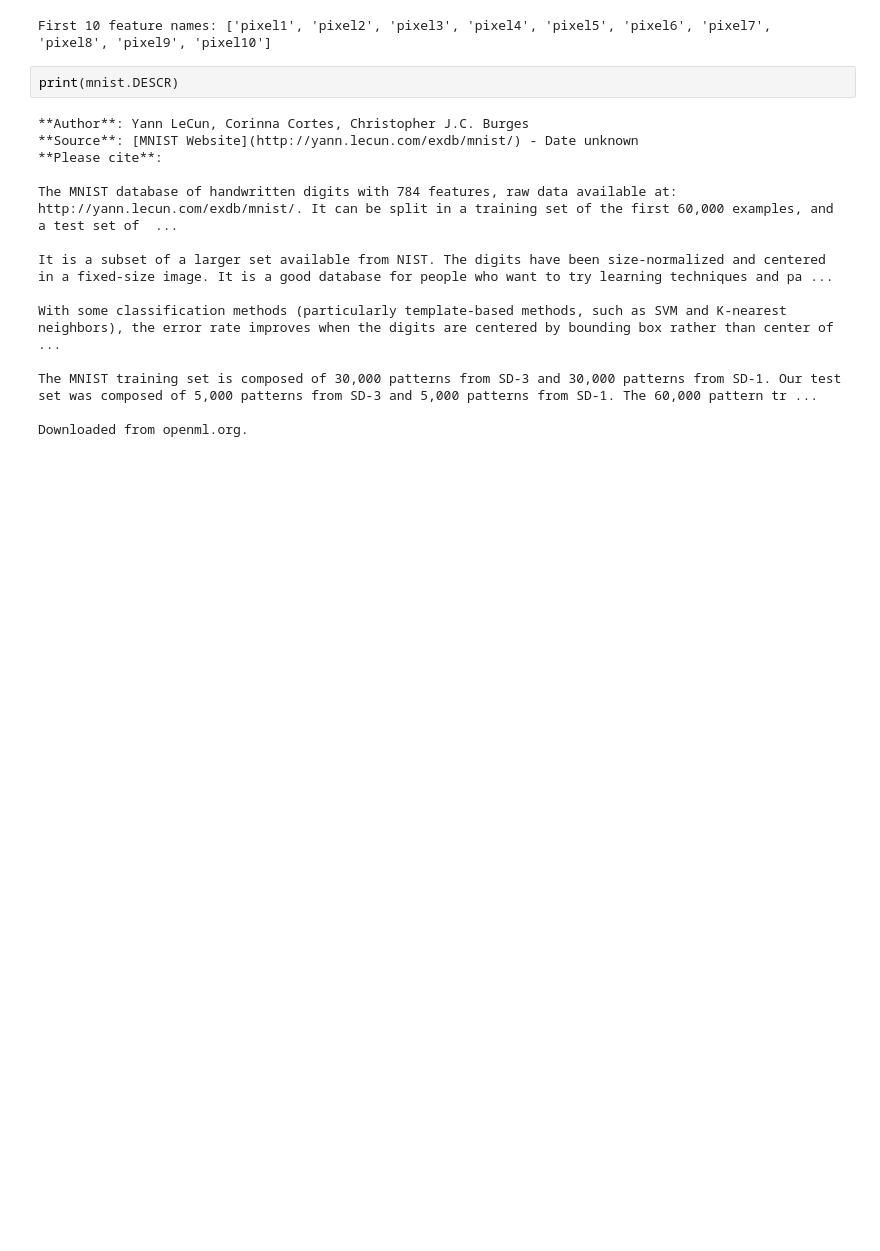
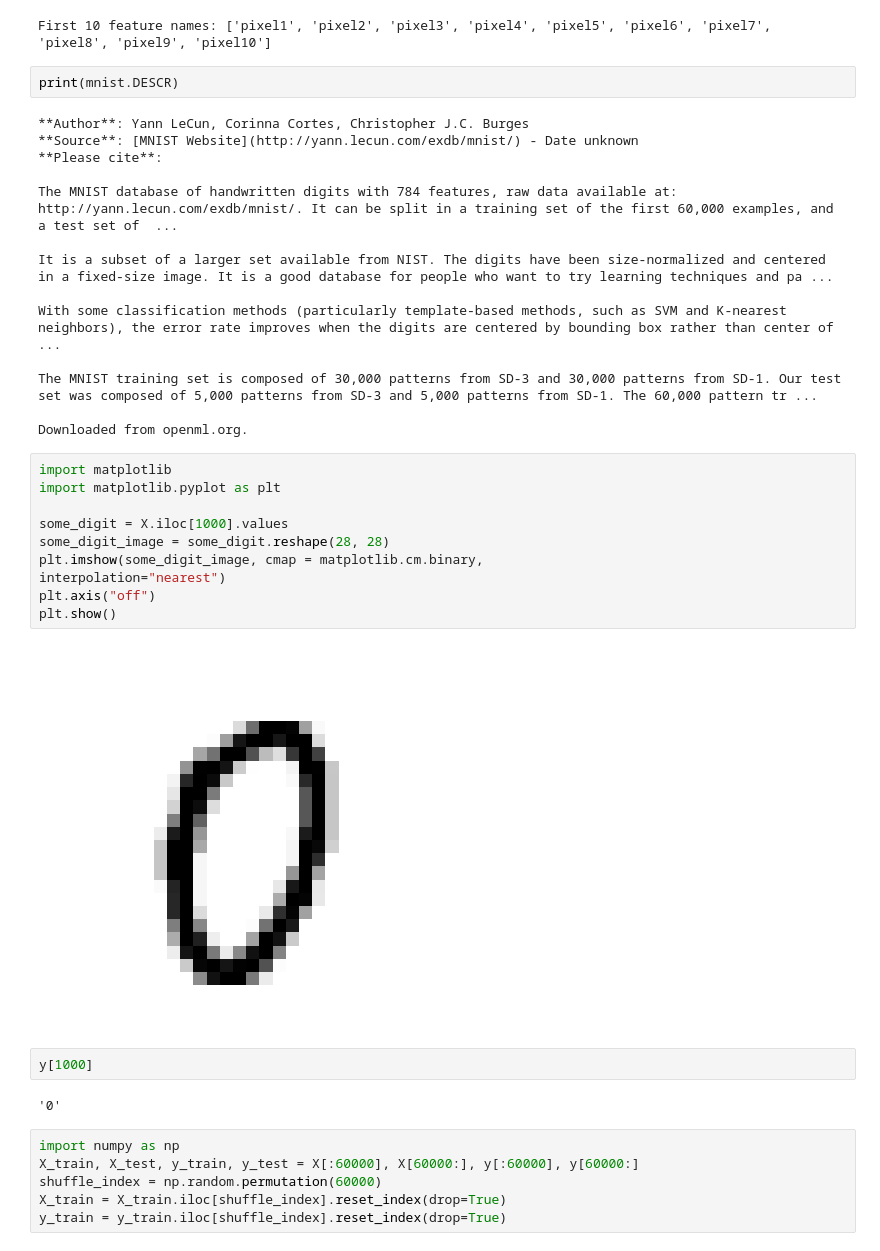
Before and after one commit to sherryrafiqq/Hands-On-Machine-Learning-Book-Practice, a Jupyter notebook: ch3.ipynb, the cells around one changed output. Saved outputs shown, nothing was run; the diff lists cells and outputs as text; blank space fills up the shorter version.

```diff
--- a/ch3.ipynb
+++ b/ch3.ipynb
@@ -109,3 +109,25 @@ With some classification methods (particularly template-based methods, such as S
 The MNIST training set is composed of 30,000 patterns from SD-3 and 30,000 patterns from SD-1. Our test set was composed of 5,000 patterns from SD-3 and 5,000 patterns from SD-1. The 60,000 pattern tr ...
 
 Downloaded from openml.org.
+# %%
+import matplotlib
+import matplotlib.pyplot as plt
+
+some_digit = X.iloc[1000].values
+some_digit_image = some_digit.reshape(28, 28)
+plt.imshow(some_digit_image, cmap = matplotlib.cm.binary,
+interpolation="nearest")
+plt.axis("off")
+plt.show()
+# %% [output]
+[figure, added]
+# %%
+y[1000]
+# %% [output]
+'0'
+# %%
+import numpy as np
+X_train, X_test, y_train, y_test = X[:60000], X[60000:], y[:60000], y[60000:]
+shuffle_index = np.random.permutation(60000)
+X_train = X_train.iloc[shuffle_index].reset_index(drop=True)
+y_train = y_train.iloc[shuffle_index].reset_index(drop=True)
```
Also changed, not shown: parts of 15 cells of this notebook.
